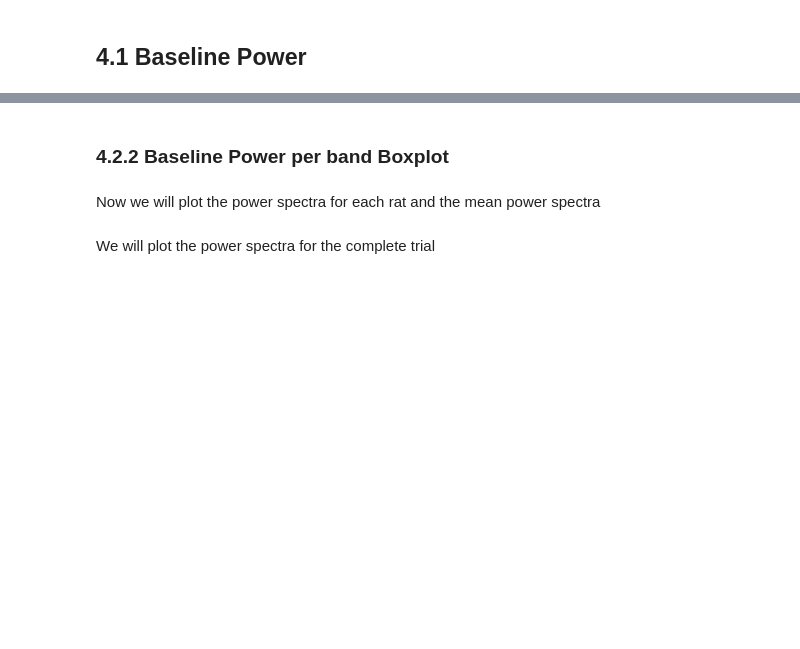
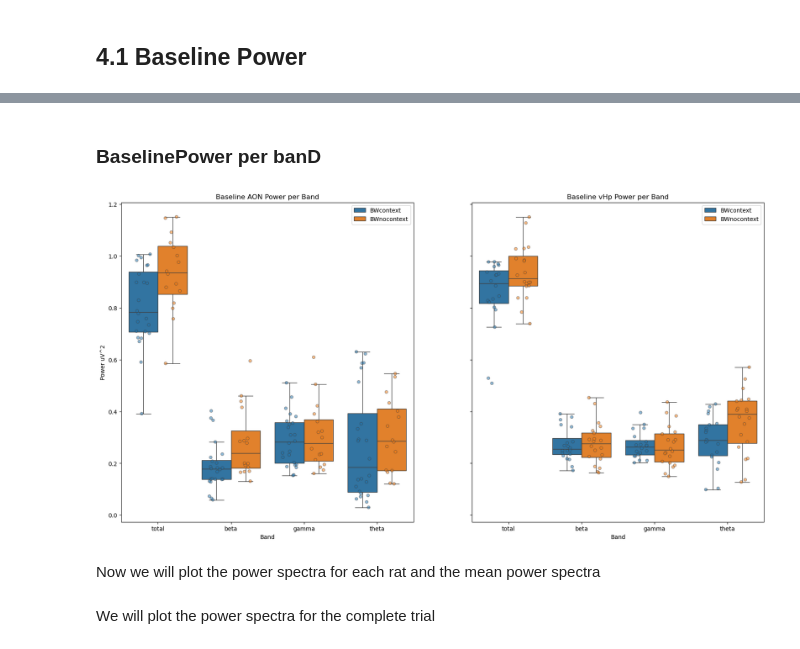
Before and after one commit to namanagrawal97/cpl_analysis_naman, a Jupyter notebook: 00_complete_analysis.ipynb, the cells around one changed output, grey strips where cells are left out. Drawn from its saved outputs; the diff is of its cells as text; code cells hidden in the pictures; blank space fills up the shorter version.

```diff
--- a/00_complete_analysis.ipynb
+++ b/00_complete_analysis.ipynb
@@ -409,35 +426,40 @@ plt.show()
-# %% [markdown]
-### 4.2.2 Baseline Power per band Boxplot
+# %% [markdown]
+### BaselinePower per banD
 # %%
 importlib.reload(plotting_styles)
 
 linestyles = plotting_styles.linestyles
 colors = plotting_styles.colors
 brain_areas = ['AON','vHp']
 df= baseline_lfp_all.__deepcopy__()
-df['data']=df['data'].apply(lambda x:scipy.signal.welch(x, fs=2000, nperseg=2000)[1])
+number_per_segment = 2000
+tukey_window = scipy.signal.get_window(('tukey', 0.2), number_per_segment)
+
+df['data']=df['data'].apply(lambda x:scipy.signal.welch(x, fs=2000, nperseg=number_per_segment,noverlap=number_per_segment/2, window=tukey_window)[1])
 
 for band_name, band_values in all_bands_dict.items():
     df[band_name+'_power']=df['data'].apply(lambda x:functions.get_band_power(x, band_values[0], band_values[1]))
 
-writer=pd.ExcelWriter(savepath+'baseline_lfp_power_per_band.xlsx')
+writer=pd.ExcelWriter(savepath+'baseline_power_per_band.xlsx')
 fig, axs = plt.subplots(1,2, figsize=(20, 10), sharey=True)
 axs=axs.flatten()
 for i, area in enumerate(brain_areas):
     data = df[df['channel'].str.contains(area)]
     data_melted = data.melt(id_vars=['rat','task','channel'], value_vars=['total_power','beta_power','gamma_power','theta_power'], var_name='band', value_name='power')
     sns.boxplot(data=data_melted, x='band', y='power', hue='task', hue_order=['BWcontext','BWnocontext'], palette=colors, showfliers=False, ax=axs[i])
     sns.stripplot(data=data_melted, x='band', y='power', hue='task', hue_order=['BWcontext','BWnocontext'], palette=colors, dodge=True, alpha=0.5, jitter=0.2, ax=axs[i], linewidth=1, legend=False )
 #    axs[i].set_yscale('log')
     axs[i].set_title(f'Baseline {area} Power per Band')
     axs[i].set_xlabel('Band')
     axs[i].set_ylabel('Power uV^2')
     axs[i].legend()
     axs[i].set_xticks(([0,1,2,3]),list(all_bands_dict.keys()))
     data_melted.to_excel(writer, sheet_name=area)
 writer.close()
-plt.savefig(savepath+'baseline_lfp_power_per_band.png')
+plt.savefig(savepath+'baseline_power_per_band.png')
 plt.show()
+# %% [output]
+[figure, added]
 # %% [markdown]
 Now we will plot the power spectra for each rat and the mean power spectra
 # %%
```
Also changed, not shown: parts of 27 cells of this notebook, 1 other file.
